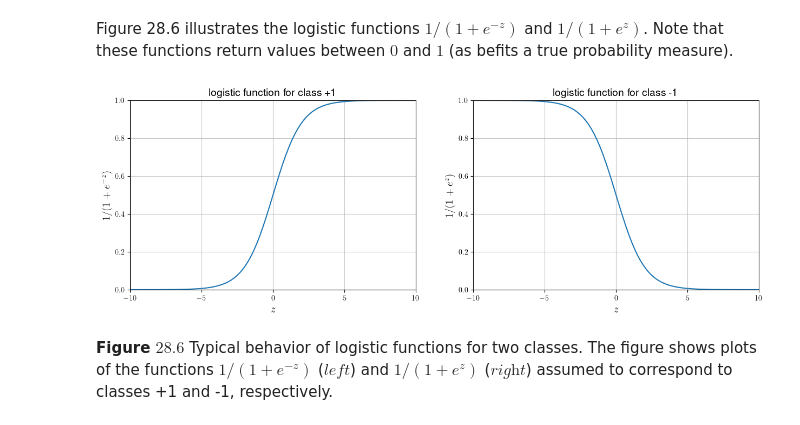
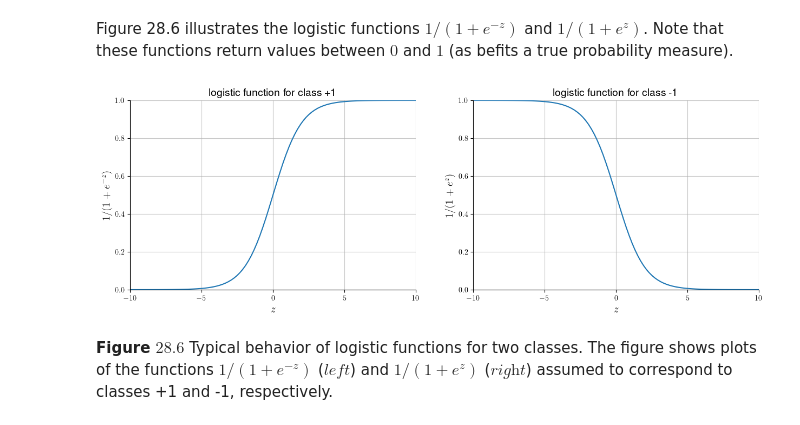
Before and after one commit to asl-epfl/inference-learning-data-2022-python, a Jupyter notebook: chapter-28/chapter-28.ipynb, the cells around one changed output. Cells and saved outputs as stored; diff of their text form; code cells hidden in the pictures.

```diff
--- a/chapter-28/chapter-28.ipynb
+++ b/chapter-28/chapter-28.ipynb
@@ -427,33 +411,35 @@ plt.rcParams.update({
     "text.usetex": True,
     "font.family": "sans-serif",
     "font.sans-serif": "Helvetica",
 })
 
 plt.rcParams['figure.figsize']=15, 10
 fig = plt.figure()
 
 ax = fig.add_subplot(221)
 ax.plot(x, f1)
 ax.set_xlabel(r'$z$', fontsize=14)
 ax.set_ylabel(r'$1/(1+e^{-z})$', fontsize=14)
 ax.set_ylim([0, 1])
 ax.set_xlim([-10, 10])
 plt.xticks(np.arange(-10, 15, 5))
 ax.grid(alpha=0.7)
 ax.set_title('logistic function for class +1', fontsize=14)
+ax.spines[['right', 'top']].set_visible(False)
 
 ax = fig.add_subplot(222)
 ax.plot(x, f2)
 ax.set_xlabel(r'$z$', fontsize=14)
 ax.set_ylabel(r'$1/(1+e^z)$', fontsize=14)
 ax.set_ylim([0, 1])
 ax.set_xlim([-10, 10])
 plt.xticks(np.arange(-10, 15, 5))
 ax.grid(alpha=0.7)
 ax.set_title('logistic function for class -1', fontsize=14)
+ax.spines[['right', 'top']].set_visible(False)
 
 plt.show()
 # %% [output]
-[figure, old version]
+[figure, new version]
 # %% [markdown]
 **Figure $28.6$** Typical behavior of logistic functions for two classes. The figure shows plots of the functions $1/(1+e^{-z})$ ($\textit{left}$) and $1/(1+e^z)$ ($\textit{right}$) assumed to correspond to classes +1 and -1, respectively.
```
Also changed, not shown: parts of 4 cells of this notebook, 4 other files.
